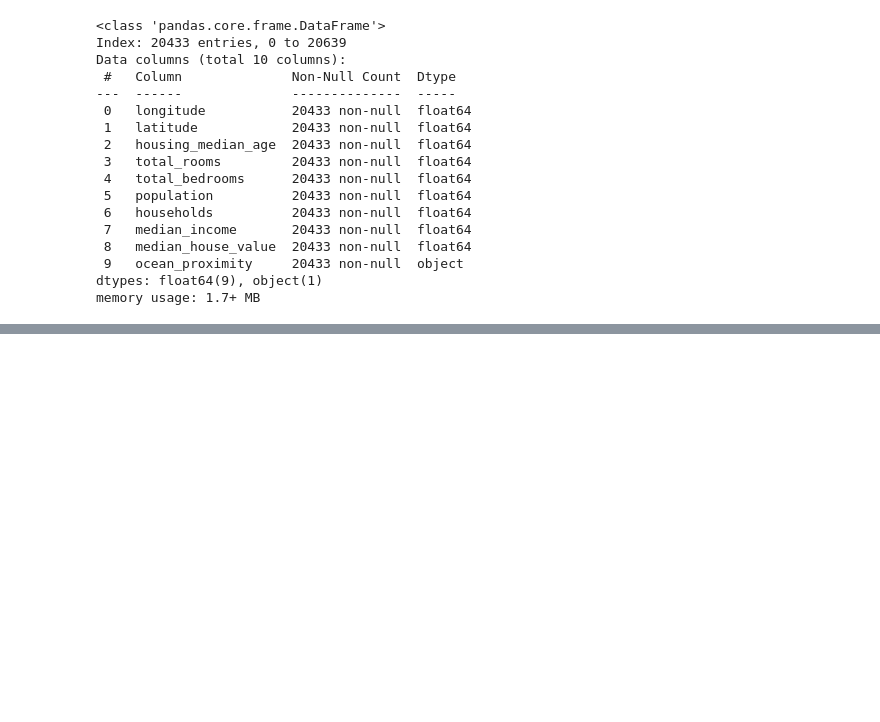
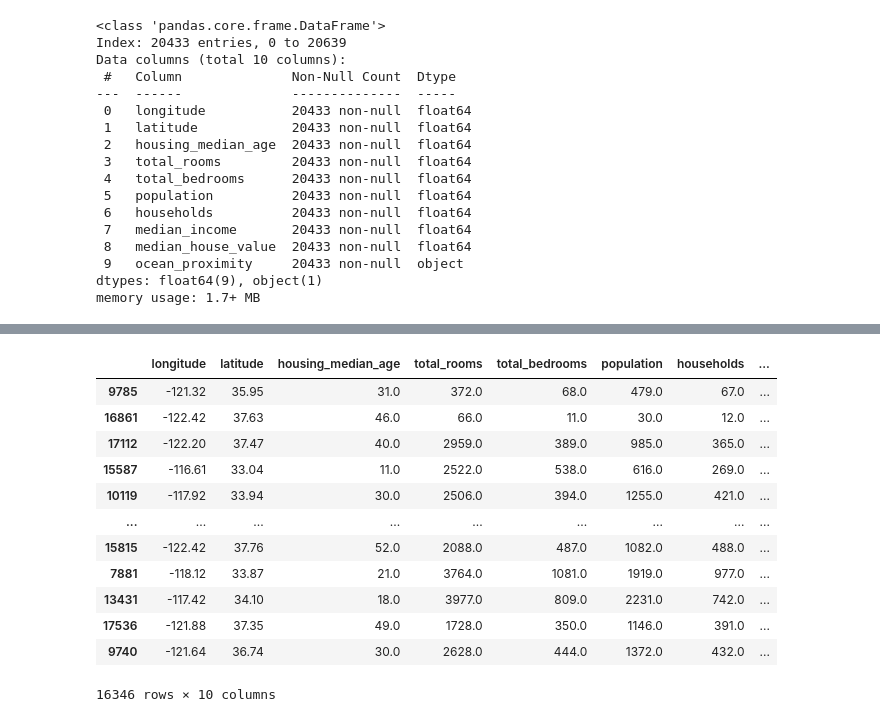
Before and after one commit to toni-the-dude/House-Price-Prediction, a Jupyter notebook: main.ipynb, the cells around one changed output, grey strips where cells are left out. Drawn from its saved outputs; the diff is of its cells as text; code cells hidden in the pictures; blank space fills up the shorter version.

```diff
--- a/main.ipynb
+++ b/main.ipynb
@@ -65,0 +106,16 @@ memory usage: 1.7+ MB
+# %%
+train_data # Training related data
+# %% [output]
+|  | longitude | latitude | housing_median_age | total_rooms | total_bedrooms | population | households | ... |
+| 9785 | -121.32 | 35.95 | 31.0 | 372.0 | 68.0 | 479.0 | 67.0 | ... |
+| 16861 | -122.42 | 37.63 | 46.0 | 66.0 | 11.0 | 30.0 | 12.0 | ... |
+| 17112 | -122.20 | 37.47 | 40.0 | 2959.0 | 389.0 | 985.0 | 365.0 | ... |
+| 15587 | -116.61 | 33.04 | 11.0 | 2522.0 | 538.0 | 616.0 | 269.0 | ... |
+| 10119 | -117.92 | 33.94 | 30.0 | 2506.0 | 394.0 | 1255.0 | 421.0 | ... |
+| ... | ... | ... | ... | ... | ... | ... | ... | ... |
+| 15815 | -122.42 | 37.76 | 52.0 | 2088.0 | 487.0 | 1082.0 | 488.0 | ... |
+| 7881 | -118.12 | 33.87 | 21.0 | 3764.0 | 1081.0 | 1919.0 | 977.0 | ... |
+| 13431 | -117.42 | 34.10 | 18.0 | 3977.0 | 809.0 | 2231.0 | 742.0 | ... |
+| 17536 | -121.88 | 37.35 | 49.0 | 1728.0 | 350.0 | 1146.0 | 391.0 | ... |
+| 9740 | -121.64 | 36.74 | 30.0 | 2628.0 | 444.0 | 1372.0 | 432.0 | ... |
+16346 rows × 10 columns
```
Also changed, not shown: parts of 10 cells of this notebook.
